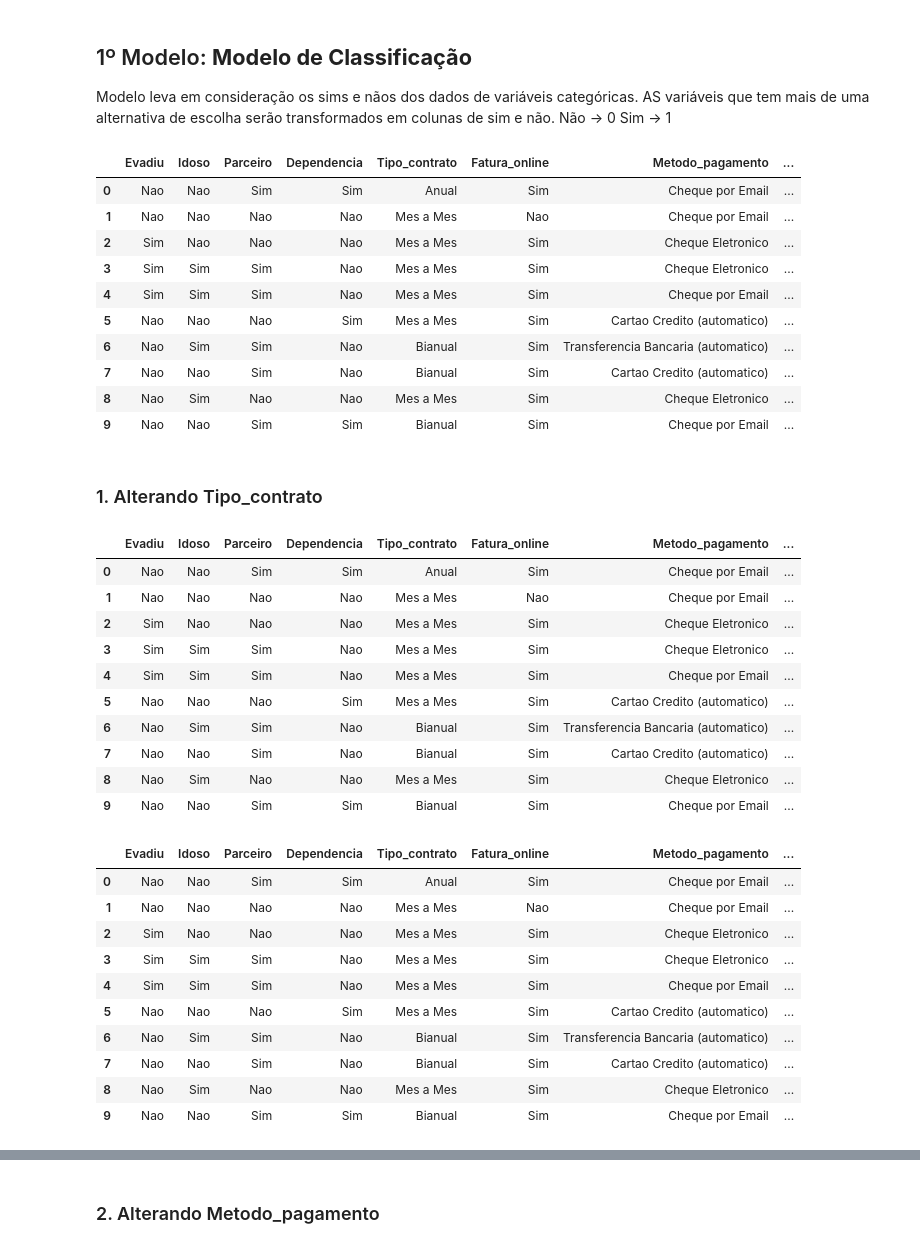
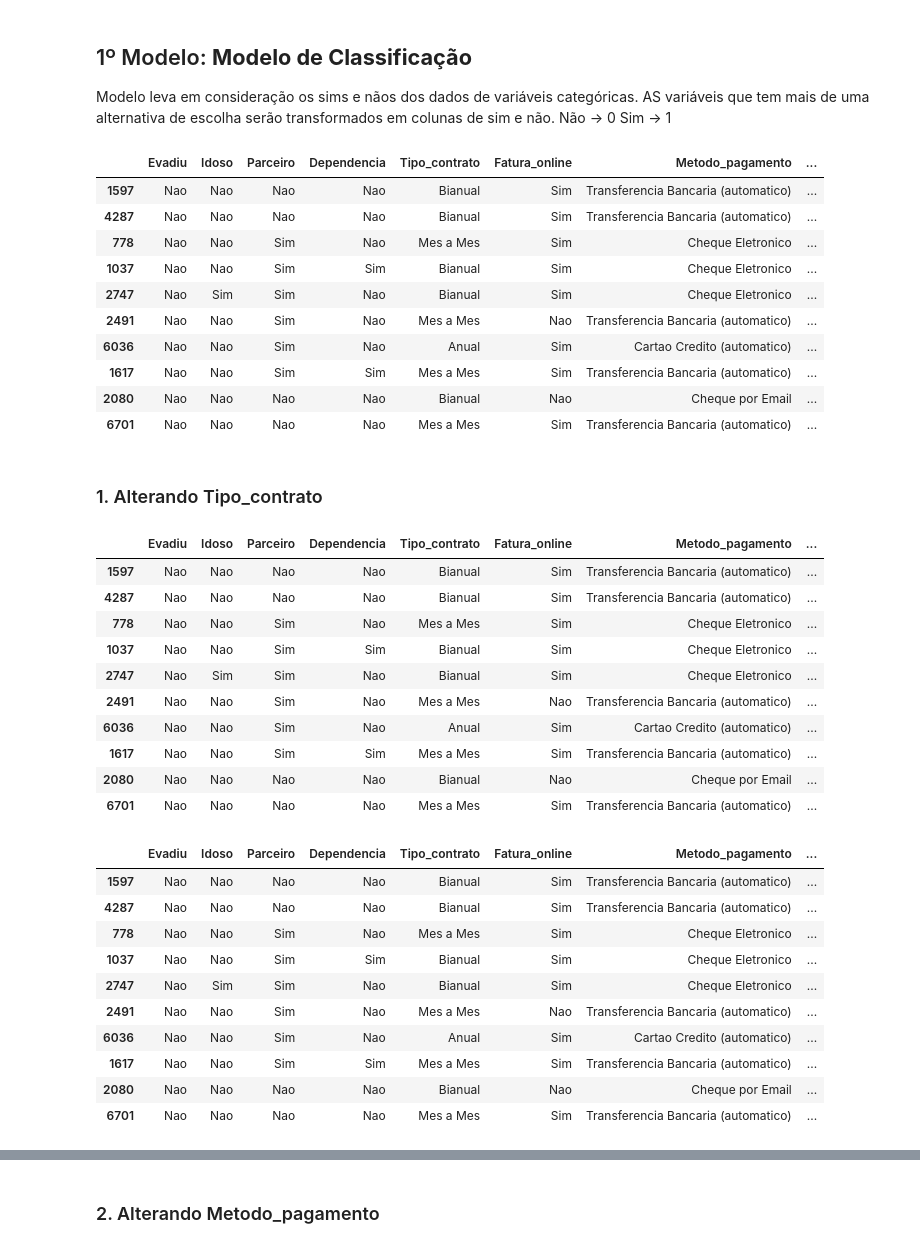
Before and after one commit to KaueAbbe/Analise_ChurnRate, a Jupyter notebook: Semana 3/DSModelo_MachineLearning.ipynb, the cells around one changed output, grey strips where cells are left out. Drawn from its saved outputs; the diff is of its cells as text; code cells hidden in the pictures.

```diff
--- a/Semana 3/DSModelo_MachineLearning.ipynb
+++ b/Semana 3/DSModelo_MachineLearning.ipynb
@@ -67,0 +80,3 @@ dados[['Evadiu','Idoso',
+# %%
+grupo_nao = dados.query('Evadiu == "Nao"').sample(n = 1890, random_state = 10)
+grupo_nao
@@ -67,0 +97,3 @@ dados[['Evadiu','Idoso',
+# %%
+grupo_sim = dados.query('Evadiu == "Sim"')
+grupo_sim
@@ -67,0 +114,3 @@ dados[['Evadiu','Idoso',
+# %%
+dados_balanceado = pd.concat([grupo_nao, grupo_sim],axis = 0)
+dados_balanceado
@@ -72,28 +135,28 @@ Modelo leva em consideração os sims e nãos dos dados de variáveis categóric
 Não -> 0
 Sim -> 1
 # %%
-variaveis_cat = dados[['Evadiu','Idoso',
+variaveis_cat = dados_balanceado[['Evadiu','Idoso',
  'Parceiro',
  'Dependencia',
  'Tipo_contrato',
  'Fatura_online',
  'Metodo_pagamento',
  'Servico_internet',
  'Assinatura_tv',
  'Assinatura_filme']].copy()
 variaveis_cat.head(10)
 # %% [output]
 |  | Evadiu | Idoso | Parceiro | Dependencia | Tipo_contrato | Fatura_online | Metodo_pagamento | ... |
-| 0 | Nao | Nao | Sim | Sim | Anual | Sim | Cheque por Email | ... |
-| 1 | Nao | Nao | Nao | Nao | Mes a Mes | Nao | Cheque por Email | ... |
-| 2 | Sim | Nao | Nao | Nao | Mes a Mes | Sim | Cheque Eletronico | ... |
-| 3 | Sim | Sim | Sim | Nao | Mes a Mes | Sim | Cheque Eletronico | ... |
-| 4 | Sim | Sim | Sim | Nao | Mes a Mes | Sim | Cheque por Email | ... |
-| 5 | Nao | Nao | Nao | Sim | Mes a Mes | Sim | Cartao Credito (automatico) | ... |
-| 6 | Nao | Sim | Sim | Nao | Bianual | Sim | Transferencia Bancaria (automatico) | ... |
-| 7 | Nao | Nao | Sim | Nao | Bianual | Sim | Cartao Credito (automatico) | ... |
-| 8 | Nao | Sim | Nao | Nao | Mes a Mes | Sim | Cheque Eletronico | ... |
-| 9 | Nao | Nao | Sim | Sim | Bianual | Sim | Cheque por Email | ... |
+| 1597 | Nao | Nao | Nao | Nao | Bianual | Sim | Transferencia Bancaria (automatico) | ... |
+| 4287 | Nao | Nao | Nao | Nao | Bianual | Sim | Transferencia Bancaria (automatico) | ... |
+| 778 | Nao | Nao | Sim | Nao | Mes a Mes | Sim | Cheque Eletronico | ... |
+| 1037 | Nao | Nao | Sim | Sim | Bianual | Sim | Cheque Eletronico | ... |
+| 2747 | Nao | Sim | Sim | Nao | Bianual | Sim | Cheque Eletronico | ... |
+| 2491 | Nao | Nao | Sim | Nao | Mes a Mes | Nao | Transferencia Bancaria (automatico) | ... |
+| 6036 | Nao | Nao | Sim | Nao | Anual | Sim | Cartao Credito (automatico) | ... |
+| 1617 | Nao | Nao | Sim | Sim | Mes a Mes | Sim | Transferencia Bancaria (automatico) | ... |
+| 2080 | Nao | Nao | Nao | Nao | Bianual | Nao | Cheque por Email | ... |
+| 6701 | Nao | Nao | Nao | Nao | Mes a Mes | Sim | Transferencia Bancaria (automatico) | ... |
 # %% [markdown]
 ### 1. Alterando Tipo_contrato
 # %%
@@ -109,16 +172,16 @@ variaveis_cat['Contrato_anual'] = lista_anual
 variaveis_cat.head(10)
 # %% [output]
 |  | Evadiu | Idoso | Parceiro | Dependencia | Tipo_contrato | Fatura_online | Metodo_pagamento | ... |
-| 0 | Nao | Nao | Sim | Sim | Anual | Sim | Cheque por Email | ... |
-| 1 | Nao | Nao | Nao | Nao | Mes a Mes | Nao | Cheque por Email | ... |
-| 2 | Sim | Nao | Nao | Nao | Mes a Mes | Sim | Cheque Eletronico | ... |
-| 3 | Sim | Sim | Sim | Nao | Mes a Mes | Sim | Cheque Eletronico | ... |
-| 4 | Sim | Sim | Sim | Nao | Mes a Mes | Sim | Cheque por Email | ... |
-| 5 | Nao | Nao | Nao | Sim | Mes a Mes | Sim | Cartao Credito (automatico) | ... |
-| 6 | Nao | Sim | Sim | Nao | Bianual | Sim | Transferencia Bancaria (automatico) | ... |
-| 7 | Nao | Nao | Sim | Nao | Bianual | Sim | Cartao Credito (automatico) | ... |
-| 8 | Nao | Sim | Nao | Nao | Mes a Mes | Sim | Cheque Eletronico | ... |
-| 9 | Nao | Nao | Sim | Sim | Bianual | Sim | Cheque por Email | ... |
+| 1597 | Nao | Nao | Nao | Nao | Bianual | Sim | Transferencia Bancaria (automatico) | ... |
+| 4287 | Nao | Nao | Nao | Nao | Bianual | Sim | Transferencia Bancaria (automatico) | ... |
+| 778 | Nao | Nao | Sim | Nao | Mes a Mes | Sim | Cheque Eletronico | ... |
+| 1037 | Nao | Nao | Sim | Sim | Bianual | Sim | Cheque Eletronico | ... |
+| 2747 | Nao | Sim | Sim | Nao | Bianual | Sim | Cheque Eletronico | ... |
+| 2491 | Nao | Nao | Sim | Nao | Mes a Mes | Nao | Transferencia Bancaria (automatico) | ... |
+| 6036 | Nao | Nao | Sim | Nao | Anual | Sim | Cartao Credito (automatico) | ... |
+| 1617 | Nao | Nao | Sim | Sim | Mes a Mes | Sim | Transferencia Bancaria (automatico) | ... |
+| 2080 | Nao | Nao | Nao | Nao | Bianual | Nao | Cheque por Email | ... |
+| 6701 | Nao | Nao | Nao | Nao | Mes a Mes | Sim | Transferencia Bancaria (automatico) | ... |
 # %%
 mes = variaveis_cat['Tipo_contrato'].isin(['Mes a Mes'])
 lista_mes = []
@@ -131,16 +194,16 @@ variaveis_cat['Contrato_mes'] = lista_mes
 variaveis_cat.head(10)
 # %% [output]
 |  | Evadiu | Idoso | Parceiro | Dependencia | Tipo_contrato | Fatura_online | Metodo_pagamento | ... |
-| 0 | Nao | Nao | Sim | Sim | Anual | Sim | Cheque por Email | ... |
-| 1 | Nao | Nao | Nao | Nao | Mes a Mes | Nao | Cheque por Email | ... |
-| 2 | Sim | Nao | Nao | Nao | Mes a Mes | Sim | Cheque Eletronico | ... |
-| 3 | Sim | Sim | Sim | Nao | Mes a Mes | Sim | Cheque Eletronico | ... |
-| 4 | Sim | Sim | Sim | Nao | Mes a Mes | Sim | Cheque por Email | ... |
-| 5 | Nao | Nao | Nao | Sim | Mes a Mes | Sim | Cartao Credito (automatico) | ... |
-| 6 | Nao | Sim | Sim | Nao | Bianual | Sim | Transferencia Bancaria (automatico) | ... |
-| 7 | Nao | Nao | Sim | Nao | Bianual | Sim | Cartao Credito (automatico) | ... |
-| 8 | Nao | Sim | Nao | Nao | Mes a Mes | Sim | Cheque Eletronico | ... |
-| 9 | Nao | Nao | Sim | Sim | Bianual | Sim | Cheque por Email | ... |
+| 1597 | Nao | Nao | Nao | Nao | Bianual | Sim | Transferencia Bancaria (automatico) | ... |
+| 4287 | Nao | Nao | Nao | Nao | Bianual | Sim | Transferencia Bancaria (automatico) | ... |
+| 778 | Nao | Nao | Sim | Nao | Mes a Mes | Sim | Cheque Eletronico | ... |
+| 1037 | Nao | Nao | Sim | Sim | Bianual | Sim | Cheque Eletronico | ... |
+| 2747 | Nao | Sim | Sim | Nao | Bianual | Sim | Cheque Eletronico | ... |
+| 2491 | Nao | Nao | Sim | Nao | Mes a Mes | Nao | Transferencia Bancaria (automatico) | ... |
+| 6036 | Nao | Nao | Sim | Nao | Anual | Sim | Cartao Credito (automatico) | ... |
+| 1617 | Nao | Nao | Sim | Sim | Mes a Mes | Sim | Transferencia Bancaria (automatico) | ... |
+| 2080 | Nao | Nao | Nao | Nao | Bianual | Nao | Cheque por Email | ... |
+| 6701 | Nao | Nao | Nao | Nao | Mes a Mes | Sim | Transferencia Bancaria (automatico) | ... |
 # %%
 bianual = variaveis_cat['Tipo_contrato'].isin(['Bianual'])
 lista_bianual = []
```
Also changed, not shown: parts of 74 cells of this notebook.
